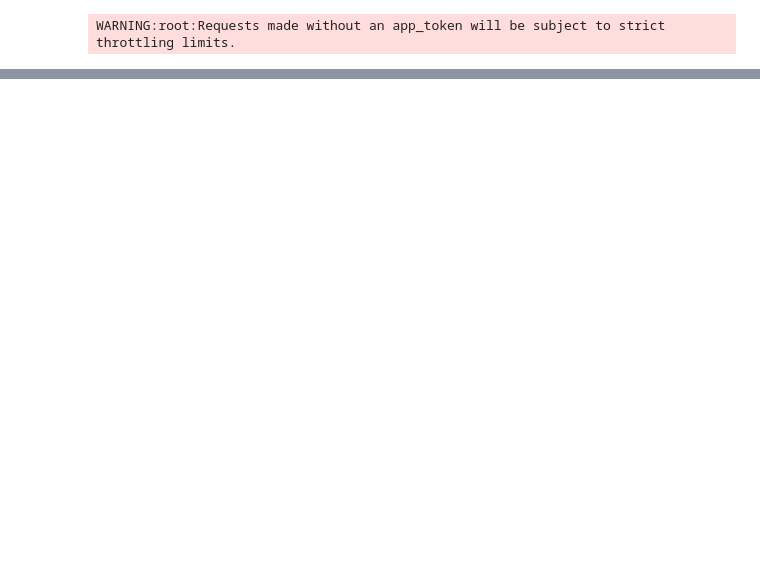
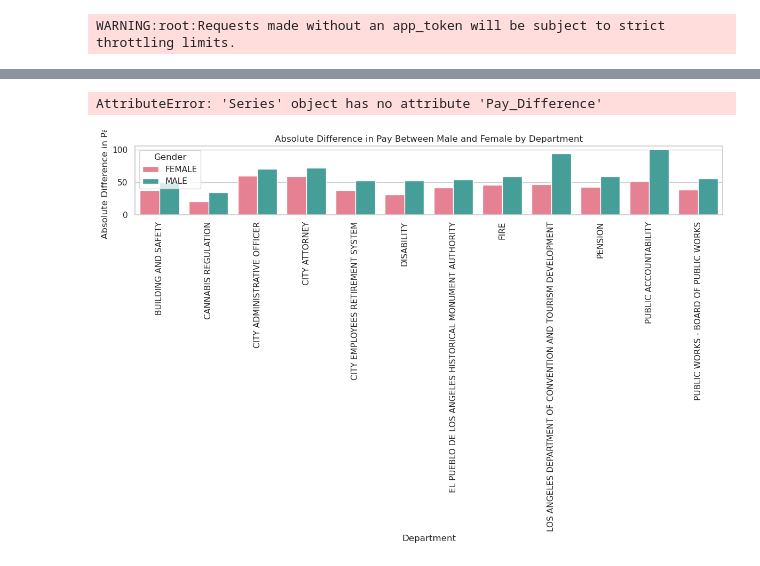
Before and after one commit to nandsra21/ECON481FinalProject, a Jupyter notebook: FinalProjectProp.ipynb, the cells around one changed output, grey strips where cells are left out. Saved outputs shown, nothing was run; the diff lists cells and outputs as text; code cells hidden in the pictures; blank space fills up the shorter version.

```diff
--- a/FinalProjectProp.ipynb
+++ b/FinalProjectProp.ipynb
@@ -69,10 +137,12 @@ import pandas as pd
 from sodapy import Socrata
 
 client = Socrata("controllerdata.lacity.org", None)
-results = client.get("g9h8-fvhu", limit=2000)
+results = client.get("g9h8-fvhu", limit=140000)
 
 results_df = pd.DataFrame.from_records(results)
+
+# FTE works 40 hours, assuming holidays and PTO rate of 0.0461, they work 1870 hours a year
 # %% [output]
 WARNING:root:Requests made without an app_token will be subject to strict throttling limits.
 # %%
-results_df[(results_df["employment_type"] != "PART_TIME") & (results_df["job_status"] != "NOT_ACTIVE")]
+cleaned_la_df = results_df[(results_df["employment_type"] != "PART_TIME") & (results_df["job_status"] != "NOT_ACTIVE")][["last_name", "first_name", "fms_dept", "fms_department_title", "job_title", "mou", "mou_title", "regular_pay", "gender", "ethnicity"]]
@@ -98,0 +149,4 @@ results_df[(results_df["employment_type"] != "PART_TIME") & (results_df["job_sta
+# %%
+# give them an hourly wage
+cleaned_la_df["regular_pay"] = cleaned_la_df["regular_pay"].astype(float)
+cleaned_la_df["hourly_pay"] = cleaned_la_df["regular_pay"] / (1870)
@@ -98,0 +187,6 @@ results_df[(results_df["employment_type"] != "PART_TIME") & (results_df["job_sta
+# %%
+grouped_df = cleaned_la_df.groupby(["fms_department_title", "gender"])
+avg_pay = {}
+
+for group, group_data in grouped_df:
+    avg_pay[group] = {"ppl in group": len(group_data), "pay": group_data["hourly_pay"].mean()}
@@ -98,0 +231,64 @@ results_df[(results_df["employment_type"] != "PART_TIME") & (results_df["job_sta
+# %%
+import seaborn as sns
+import matplotlib.pyplot as plt
+
+df = pd.DataFrame(avg_pay).T.reset_index()
+df.columns = ['Department', 'Gender', 'ppl in group', 'Pay']
+# Calculate absolute difference between male and female pay
+
+male_pay = df[df['Gender'] == 'MALE'].sort_values('Department')[['Department', 'Pay']]
+female_pay = df[df['Gender'] == 'FEMALE'].sort_values('Department')[['Department', 'Pay']]
+
+# Calculate the difference in pay for each department
+pay_difference = abs(male_pay.set_index('Department')['Pay'] - female_pay.set_index('Department')['Pay'])
+# Display the result
+pd.DataFrame(pay_difference)
+
+# Rename the columns
+pay_difference.columns = ['Department', 'Pay_Difference']
+print(pay_difference.Pay_Difference)
+
+
+sns.set(style="whitegrid")
+plt.figure(figsize=(12, 8))
+sns.barplot(data=pay_difference, x='Department', y='Pay', hue='Gender', palette='husl')
+plt.xticks(rotation=90)
+plt.title('Average Pay by Department and Gender (Difference > 6)')
+plt.xlabel('Department')
+plt.ylabel('Average Pay')
+plt.tight_layout()
+plt.show()
+# %% [output]
+AttributeError: 'Series' object has no attribute 'Pay_Difference'
+# %%
+df = pd.DataFrame(avg_pay).T.reset_index()
+df.columns = ['Department', 'Gender', 'ppl in group', 'Pay']
+
+# Filter DataFrame for males and females separately
+male_pay = df[df['Gender'] == 'MALE'].sort_values('Department')[['Department', 'Pay']]
+female_pay = df[df['Gender'] == 'FEMALE'].sort_values('Department')[['Department', 'Pay']]
+
+# Calculate the absolute difference in pay between male and female for each department
+pay_difference = abs(male_pay.set_index('Department')['Pay'] - female_pay.set_index('Department')['Pay'])
+
+# Convert the result to a DataFrame
+pay_difference = pay_difference.reset_index()
+pay_difference.columns = ['Department', 'Pay_Difference']
+
+depts = pay_difference[pay_difference["Pay_Difference"] > 10]["Department"]
+
+filtered_df = df[df['Department'].isin(depts)]
+
+
+# Plotting
+sns.set(style="whitegrid")
+plt.figure(figsize=(12, 8))
+sns.barplot(data=filtered_df, x='Department', y='Pay', hue="Gender", palette='husl')
+plt.xticks(rotation=90)
+plt.title('Absolute Difference in Pay Between Male and Female by Department')
+plt.xlabel('Department')
+plt.ylabel('Absolute Difference in Pay')
+plt.tight_layout()
+plt.show()
+# %% [output]
+[figure, added]
```
Also changed, not shown: parts of 26 cells of this notebook.
